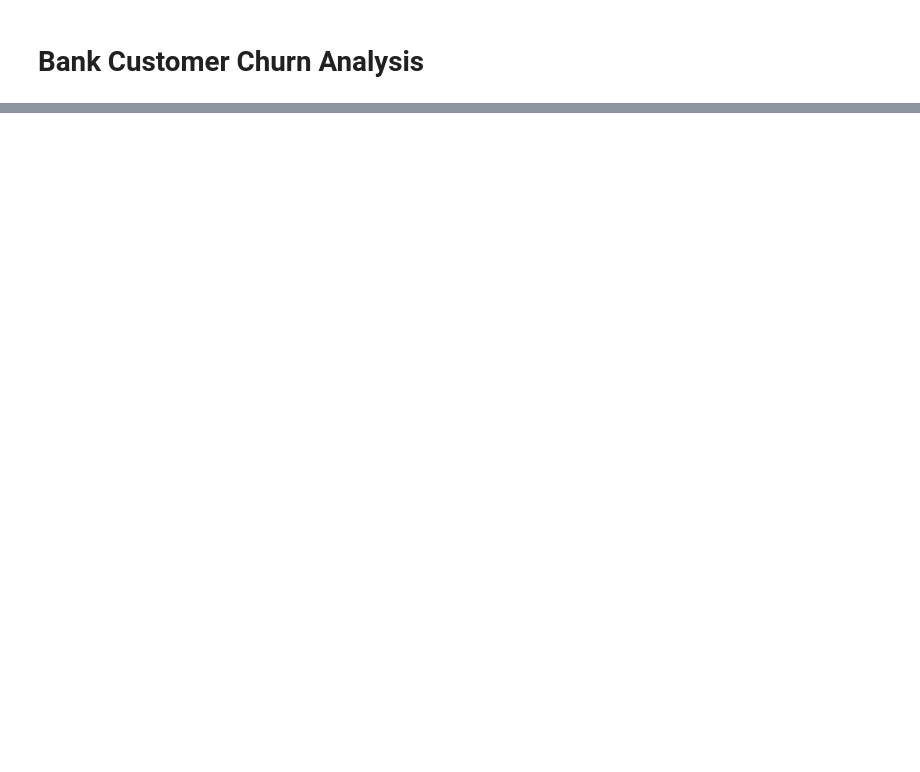
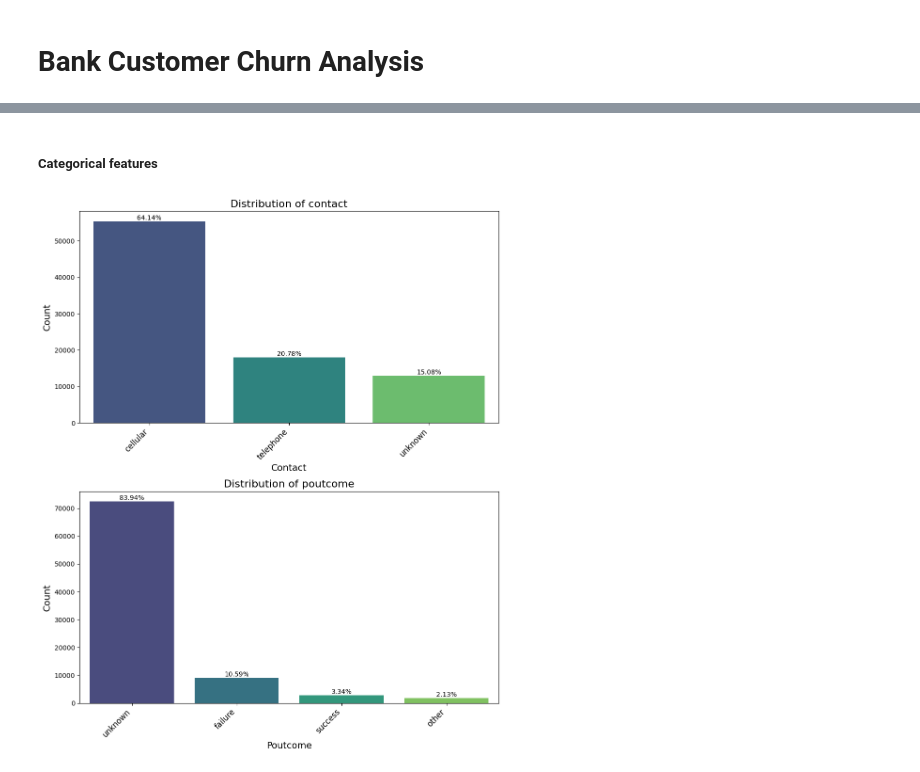
Before and after one commit to EfyaDufie2020/Bank-Customer-Churn-Analysis, a Jupyter notebook: Notebooks/Bank Churn Analysis.ipynb, the cells around one changed output, grey strips where cells are left out. Saved outputs shown, nothing was run; the diff lists cells and outputs as text; code cells hidden in the pictures; blank space fills up the shorter version.

```diff
--- a/Notebooks/Bank Churn Analysis.ipynb
+++ b/Notebooks/Bank Churn Analysis.ipynb
@@ -80,0 +769,11 @@ warnings.filterwarnings('ignore')
+# %%
+# Drop duplicated rows from training dataset
+df_train_eda = df_train_eda.drop_duplicates(subset=important_columns, keep='first')
+
+# Check for duplicates in the training concatenated data
+duplicate_count = df_train_eda.duplicated(subset=important_columns, keep=False).sum()
+duplicates = df_train_eda.duplicated(subset=important_columns, keep='first')
+
+# Display results
+print(f"Number of duplicated rows in df_train: {duplicate_count}")
+df_train_eda[duplicates]
@@ -80,0 +1010,42 @@ warnings.filterwarnings('ignore')
+# %%
+# Separate categorical and numerical features
+categorical_campaign_features = [feature for feature in campaign_interaction if df_train_eda[feature].dtype == 'object']
+numerical_campaign_features = [feature for feature in campaign_interaction if df_train_eda[feature].dtype != 'object']
+# %% [markdown]
+##### Categorical features
+# %%
+# Number of rows needed for categorical plots
+num_rows_categorical = len(categorical_campaign_features)
+
+# Create subplots for categorical features
+plt.figure(figsize=(10, 6 * num_rows_categorical))
+
+# Loop through each categorical feature
+for i, feature in enumerate(categorical_campaign_features, 1):
+    # Calculate value counts and percentages
+    value_counts = df_train_eda[feature].value_counts(normalize=True).sort_values(ascending=False)
+    sorted_categories = value_counts.index
+
+    # Create subplot for each categorical feature
+    plt.subplot(num_rows_categorical, 1, i)
+
+    # Plot count plot
+    sns.countplot(x=df_train_eda[feature], order=sorted_categories, palette='viridis')
+
+    # Add percentage labels
+    total = len(df_train_eda)
+    for container in plt.gca().containers:
+        labels = [f'{h.get_height() / total * 100:.2f}%' if h.get_height() > 0 else '' for h in container]
+        plt.gca().bar_label(container, labels=labels)
+
+    # Set titles and labels
+    plt.title(f'Distribution of {feature}', fontsize=16)
+    plt.xlabel(feature.capitalize(), fontsize=14)
+    plt.ylabel('Count', fontsize=14)
+    plt.xticks(rotation=45, ha='right', fontsize=12)
+
+# Display plots
+plt.tight_layout()
+plt.show()
+# %% [output]
+[figure, added]
```
Also changed, not shown: parts of 66 cells of this notebook, 1 other file.
